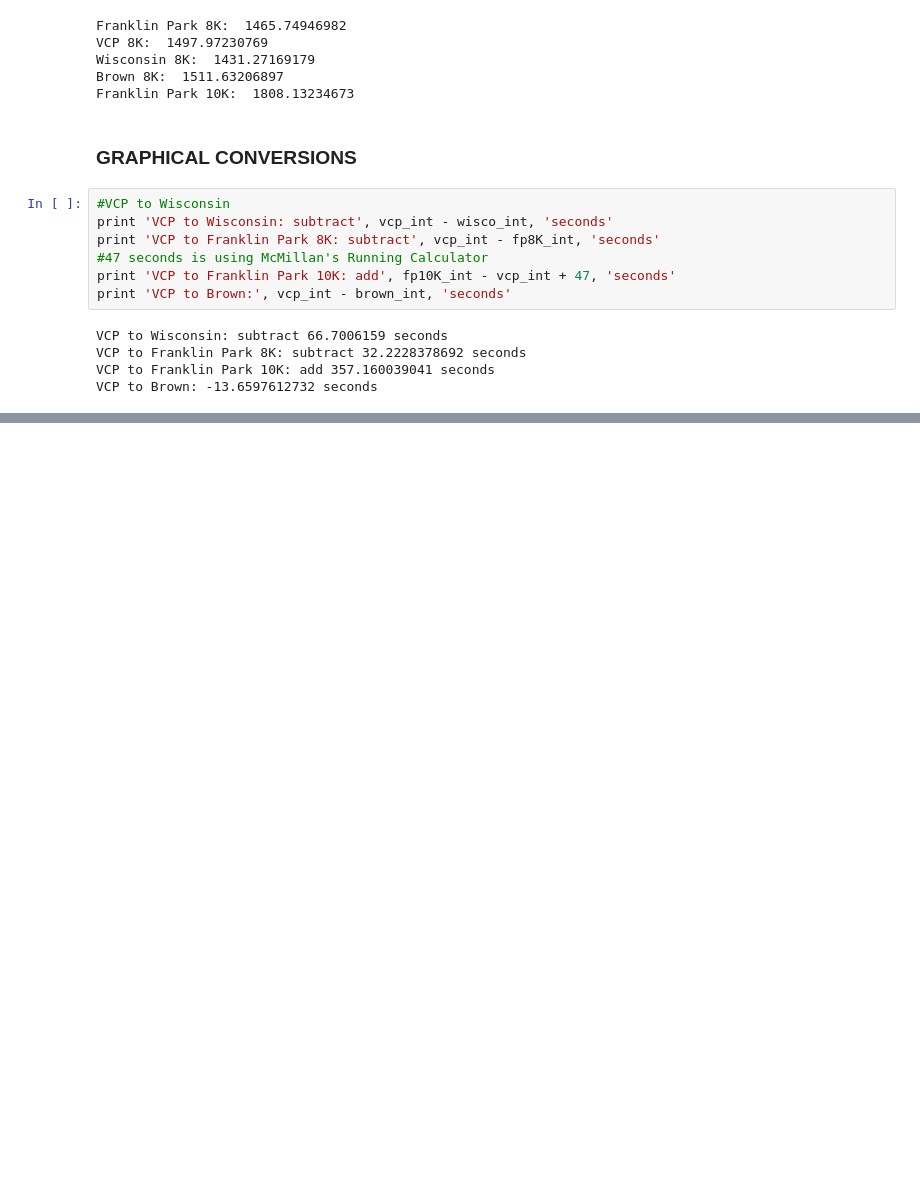
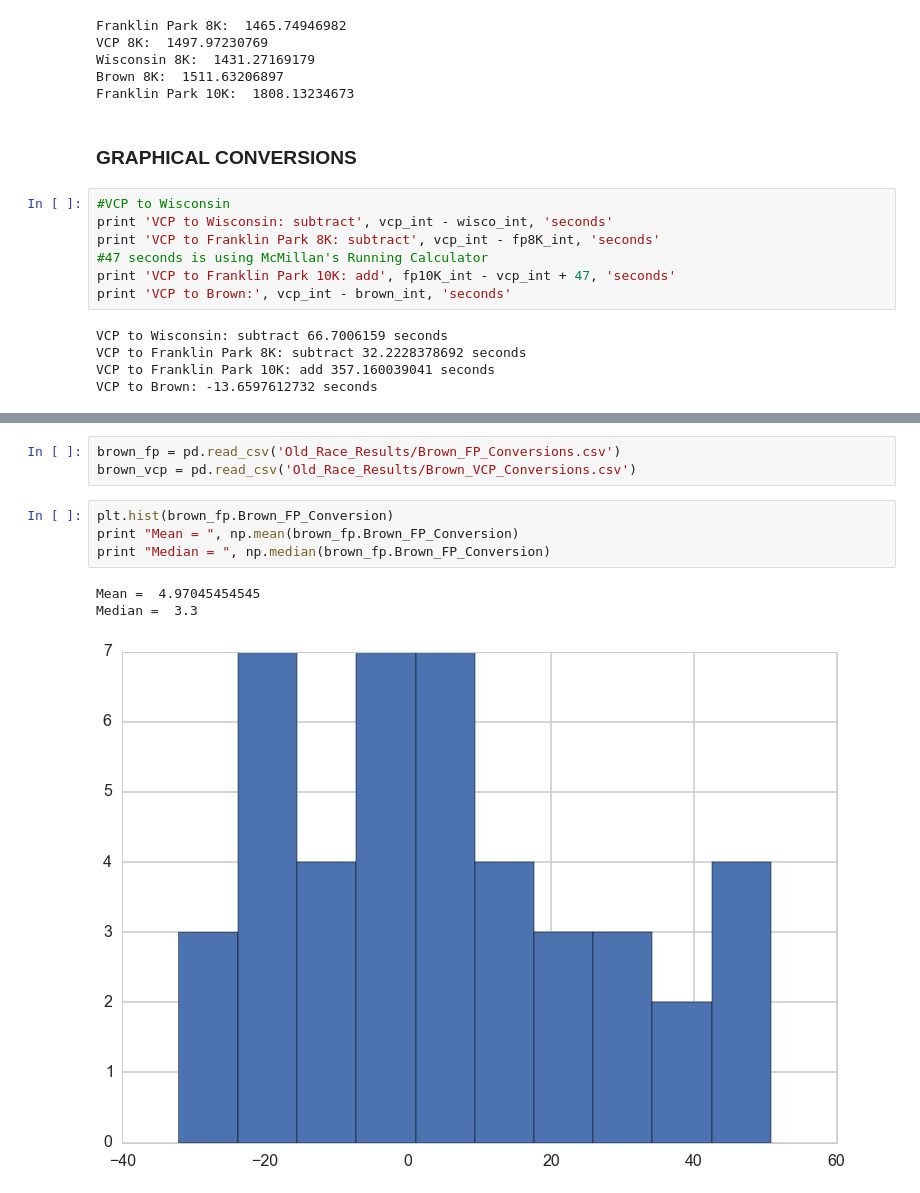
Before and after one commit to callen13/Senior_Thesis, a Jupyter notebook: race_score_calculations.ipynb, the cells around one changed output, grey strips where cells are left out. Drawn from its saved outputs; the diff is of its cells as text; blank space fills up the shorter version.

Commit message:
Fixed Brown race scores

```diff
--- a/race_score_calculations.ipynb
+++ b/race_score_calculations.ipynb
@@ -350,0 +361,11 @@ VCP to Brown: -13.6597612732 seconds
+# %%
+brown_fp = pd.read_csv('Old_Race_Results/Brown_FP_Conversions.csv')
+brown_vcp = pd.read_csv('Old_Race_Results/Brown_VCP_Conversions.csv')
+# %%
+plt.hist(brown_fp.Brown_FP_Conversion)
+print "Mean = ", np.mean(brown_fp.Brown_FP_Conversion)
+print "Median = ", np.median(brown_fp.Brown_FP_Conversion)
+# %% [output]
+Mean =  4.97045454545
+Median =  3.3
+[figure, added]
```
Also changed, not shown: parts of 3 cells of this notebook.
